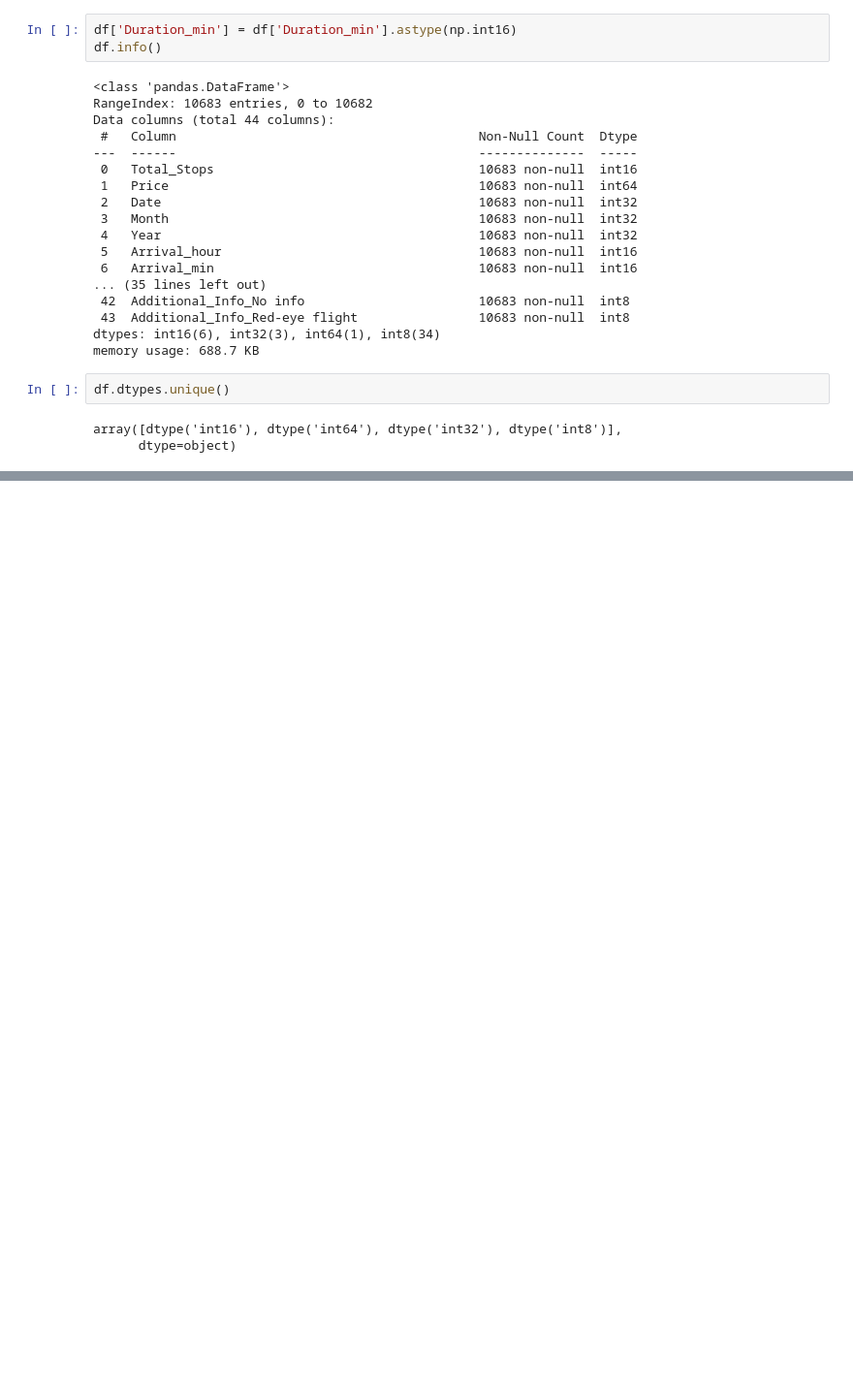
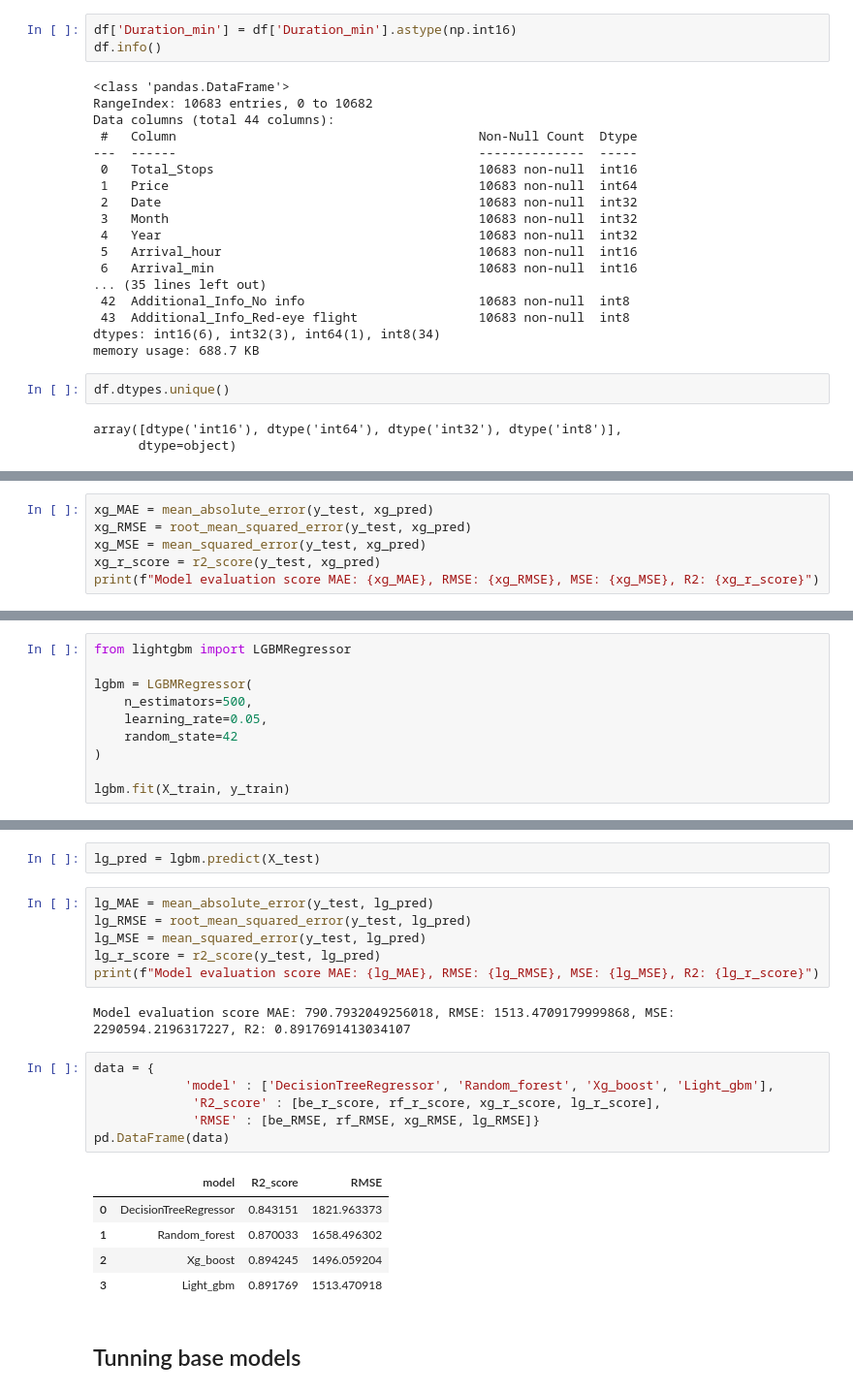
Before and after one commit to sushant5320/EDA, a Jupyter notebook: flight_price_prediction/Flight _price.ipynb, the cells around one changed output, grey strips where cells are left out. Shown at 97% size. Drawn from its saved outputs; the diff is of its cells as text; blank space fills up the shorter version.

```diff
--- a/flight_price_prediction/Flight _price.ipynb
+++ b/flight_price_prediction/Flight _price.ipynb
@@ -420,0 +638,6 @@ array([dtype('int16'), dtype('int64'), dtype('int32'), dtype('int8')],
+# %%
+xg_MAE = mean_absolute_error(y_test, xg_pred)
+xg_RMSE = root_mean_squared_error(y_test, xg_pred)
+xg_MSE = mean_squared_error(y_test, xg_pred)
+xg_r_score = r2_score(y_test, xg_pred)
+print(f"Model evaluation score MAE: {xg_MAE}, RMSE: {xg_RMSE}, MSE: {xg_MSE}, R2: {xg_r_score}")
@@ -420,0 +648,10 @@ array([dtype('int16'), dtype('int64'), dtype('int32'), dtype('int8')],
+# %%
+from lightgbm import LGBMRegressor
+
+lgbm = LGBMRegressor(
+    n_estimators=500,
+    learning_rate=0.05,
+    random_state=42
+)
+
+lgbm.fit(X_train, y_train)
@@ -420,0 +667,24 @@ array([dtype('int16'), dtype('int64'), dtype('int32'), dtype('int8')],
+# %%
+lg_pred = lgbm.predict(X_test)
+# %%
+lg_MAE = mean_absolute_error(y_test, lg_pred)
+lg_RMSE = root_mean_squared_error(y_test, lg_pred)
+lg_MSE = mean_squared_error(y_test, lg_pred)
+lg_r_score = r2_score(y_test, lg_pred)
+print(f"Model evaluation score MAE: {lg_MAE}, RMSE: {lg_RMSE}, MSE: {lg_MSE}, R2: {lg_r_score}")
+# %% [output]
+Model evaluation score MAE: 790.7932049256018, RMSE: 1513.4709179999868, MSE: 2290594.2196317227, R2: 0.8917691413034107
+# %%
+data = {
+            'model' : ['DecisionTreeRegressor', 'Random_forest', 'Xg_boost', 'Light_gbm'],
+             'R2_score' : [be_r_score, rf_r_score, xg_r_score, lg_r_score],
+             'RMSE' : [be_RMSE, rf_RMSE, xg_RMSE, lg_RMSE]}
+pd.DataFrame(data)
+# %% [output]
+|  | model | R2_score | RMSE |
+| 0 | DecisionTreeRegressor | 0.843151 | 1821.963373 |
+| 1 | Random_forest | 0.870033 | 1658.496302 |
+| 2 | Xg_boost | 0.894245 | 1496.059204 |
+| 3 | Light_gbm | 0.891769 | 1513.470918 |
+# %% [markdown]
+## Tunning base models
```
Also changed, not shown: parts of 35 cells of this notebook.
